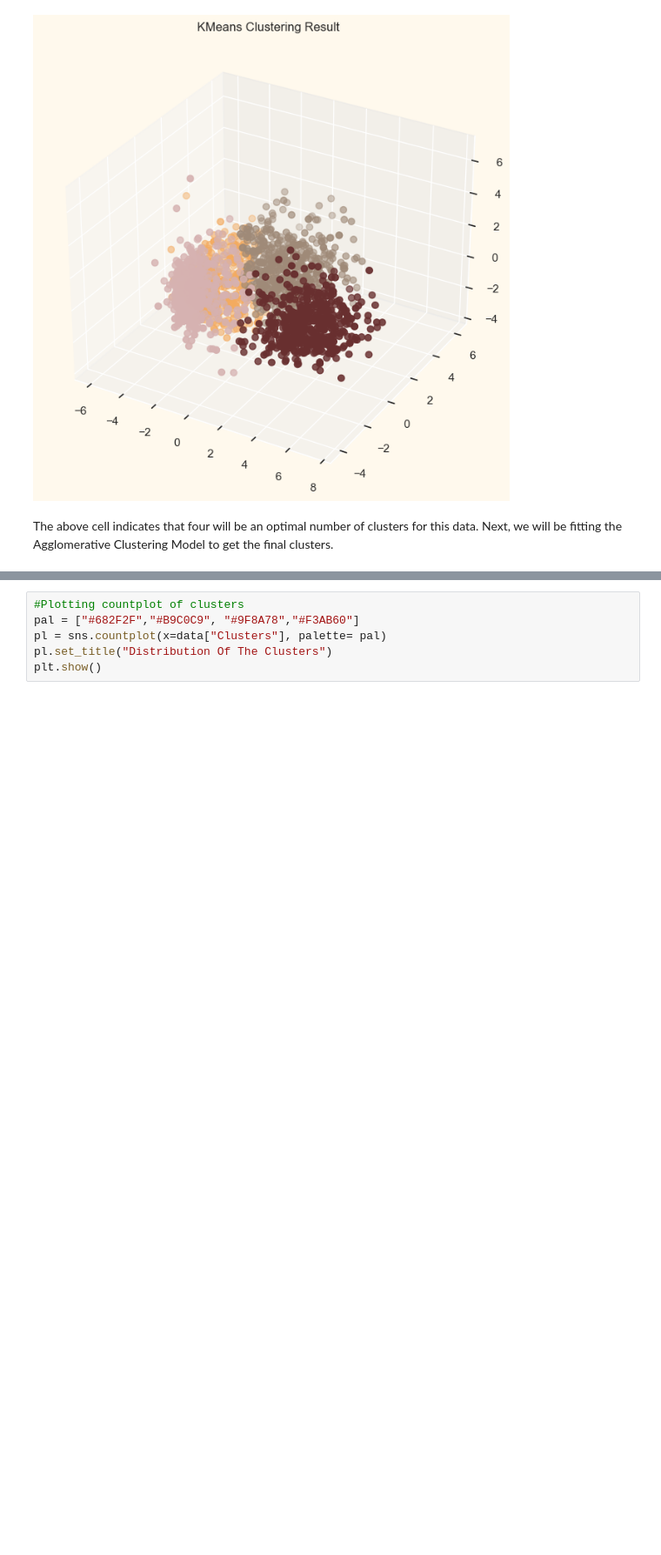
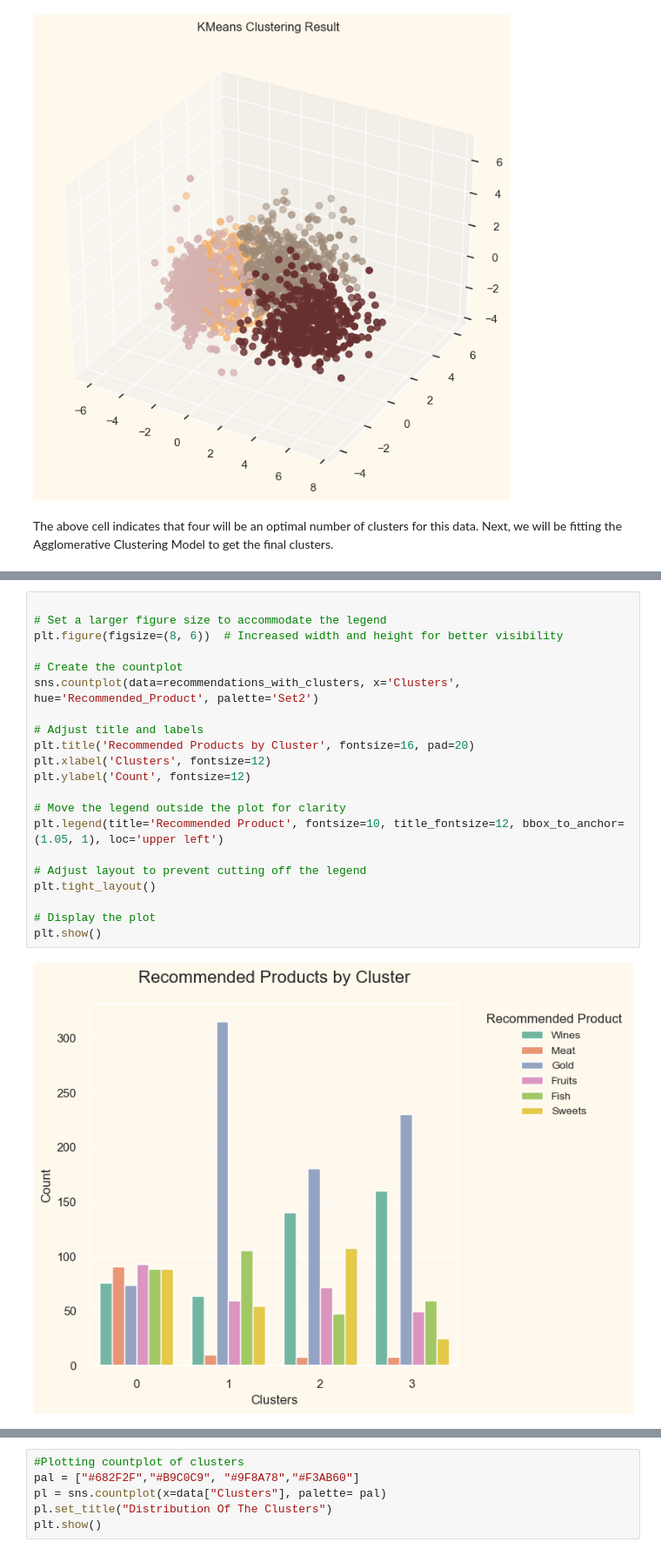
Before and after one commit to chaudhary-pawan/Customer_segmentation, a Jupyter notebook: customer-segmentation-clustering-final.ipynb, the cells around one changed output, grey strips where cells are left out. Shown at 87% size. Cells and saved outputs as stored; diff of their text form; blank space fills up the shorter version.

Commit message:
Added Recommendation model

```diff
--- a/customer-segmentation-clustering-final.ipynb
+++ b/customer-segmentation-clustering-final.ipynb
@@ -403,0 +480,23 @@ To examine the clusters formed let's have a look at the 3-D distribution of the
+# %%
+
+# Set a larger figure size to accommodate the legend
+plt.figure(figsize=(8, 6))  # Increased width and height for better visibility
+
+# Create the countplot
+sns.countplot(data=recommendations_with_clusters, x='Clusters', hue='Recommended_Product', palette='Set2')
+
+# Adjust title and labels
+plt.title('Recommended Products by Cluster', fontsize=16, pad=20)
+plt.xlabel('Clusters', fontsize=12)
+plt.ylabel('Count', fontsize=12)
+
+# Move the legend outside the plot for clarity
+plt.legend(title='Recommended Product', fontsize=10, title_fontsize=12, bbox_to_anchor=(1.05, 1), loc='upper left')
+
+# Adjust layout to prevent cutting off the legend
+plt.tight_layout()
+
+# Display the plot
+plt.show()
+# %% [output]
+[figure, added]
```
Also changed, not shown: parts of 7 cells of this notebook.
